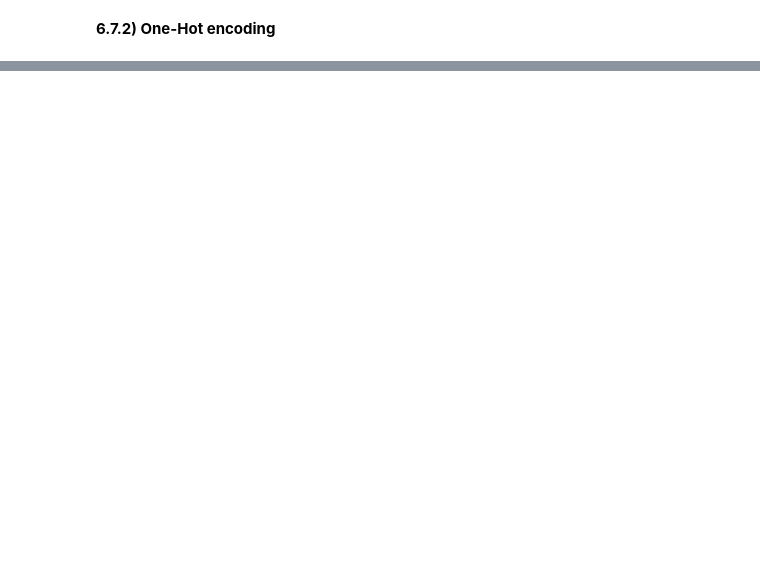
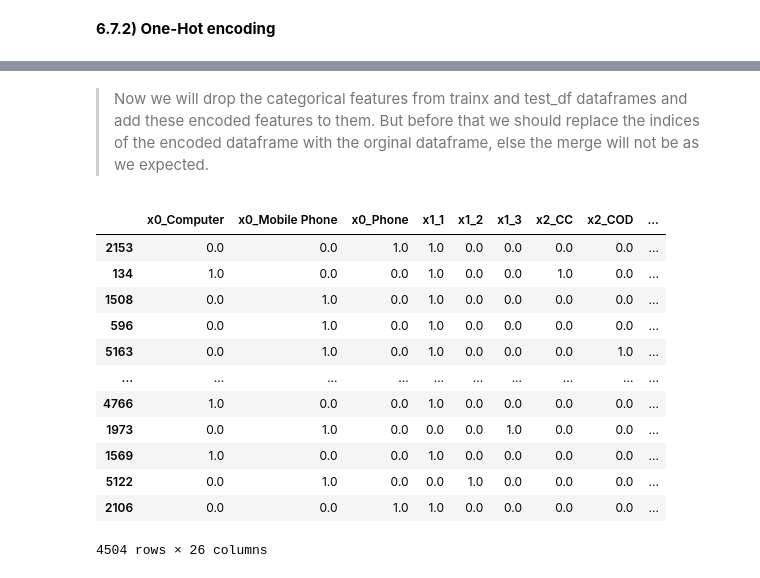
Before and after one commit to vijaylokith/Customer-Churn-Prediction, a Jupyter notebook: Customer_churn_prediction_ecommerce.ipynb, the cells around one changed output, grey strips where cells are left out. Saved outputs shown, nothing was run; the diff lists cells and outputs as text; code cells hidden in the pictures; blank space fills up the shorter version.

```diff
--- a/Customer_churn_prediction_ecommerce.ipynb
+++ b/Customer_churn_prediction_ecommerce.ipynb
@@ -797,9 +888,8 @@ train_df[categorical_features].head()
 | 596 | Mobile Phone | 1 | Debit Card | Male | Grocery | Divorced | ... |
 | 5163 | Mobile Phone | 1 | COD | Male | Mobile Phone | Married | ... |
 # %%
-one_hot = CountVectorizer()
-train_one_hot = one_hot.fit_transform(train_df[categorical_features])
-cv_one_hot = one_hot.transform(cv_df[categorical_features])
-test_one_hot = one_hot.transform(test_df[categorical_features])
+one_hot = OneHotEncoder(handle_unknown='ignore')
+trainx_one_hot = one_hot.fit_transform(trainx[categorical_features])
+test_df_one_hot = one_hot.transform(test_df[categorical_features])
 # %%
 one_hot_features = one_hot.get_feature_names()
@@ -806,4 +904,3 @@ one_hot_features = one_hot.get_feature_names()
 # %%
-one_hot_train_df = pd.DataFrame.sparse.from_spmatrix(train_one_hot, columns=one_hot_features)
-one_hot_cv_df = pd.DataFrame.sparse.from_spmatrix(cv_one_hot, columns=one_hot_features)
-one_hot_test_df = pd.DataFrame.sparse.from_spmatrix(test_one_hot, columns=one_hot_features)
+one_hot_train_df = pd.DataFrame.sparse.from_spmatrix(trainx_one_hot, columns=one_hot_features)
+one_hot_test_df = pd.DataFrame.sparse.from_spmatrix(test_df_one_hot, columns=one_hot_features)
@@ -820,0 +924,4 @@ one_hot_train_df.head(10)
+# %% [markdown]
+> Now we will drop the categorical features from trainx and test_df dataframes and add these encoded features to them. But before that we should replace the indices of the encoded dataframe with the orginal dataframe, else the merge will not be as we expected.
+# %%
+indices_train = trainx.index
@@ -820,0 +930,16 @@ one_hot_train_df.head(10)
+# %%
+one_hot_train_df.set_index(indices_train)
+# %% [output]
+|  | x0_Computer | x0_Mobile Phone | x0_Phone | x1_1 | x1_2 | x1_3 | x2_CC | x2_COD | ... |
+| 2153 | 0.0 | 0.0 | 1.0 | 1.0 | 0.0 | 0.0 | 0.0 | 0.0 | ... |
+| 134 | 1.0 | 0.0 | 0.0 | 1.0 | 0.0 | 0.0 | 1.0 | 0.0 | ... |
+| 1508 | 0.0 | 1.0 | 0.0 | 1.0 | 0.0 | 0.0 | 0.0 | 0.0 | ... |
+| 596 | 0.0 | 1.0 | 0.0 | 1.0 | 0.0 | 0.0 | 0.0 | 0.0 | ... |
+| 5163 | 0.0 | 1.0 | 0.0 | 1.0 | 0.0 | 0.0 | 0.0 | 1.0 | ... |
+| ... | ... | ... | ... | ... | ... | ... | ... | ... | ... |
+| 4766 | 1.0 | 0.0 | 0.0 | 1.0 | 0.0 | 0.0 | 0.0 | 0.0 | ... |
+| 1973 | 0.0 | 1.0 | 0.0 | 0.0 | 0.0 | 1.0 | 0.0 | 0.0 | ... |
+| 1569 | 1.0 | 0.0 | 0.0 | 1.0 | 0.0 | 0.0 | 0.0 | 0.0 | ... |
+| 5122 | 0.0 | 1.0 | 0.0 | 0.0 | 1.0 | 0.0 | 0.0 | 0.0 | ... |
+| 2106 | 0.0 | 0.0 | 1.0 | 1.0 | 0.0 | 0.0 | 0.0 | 0.0 | ... |
+4504 rows × 26 columns
```
Also changed, not shown: parts of 49 cells of this notebook.
